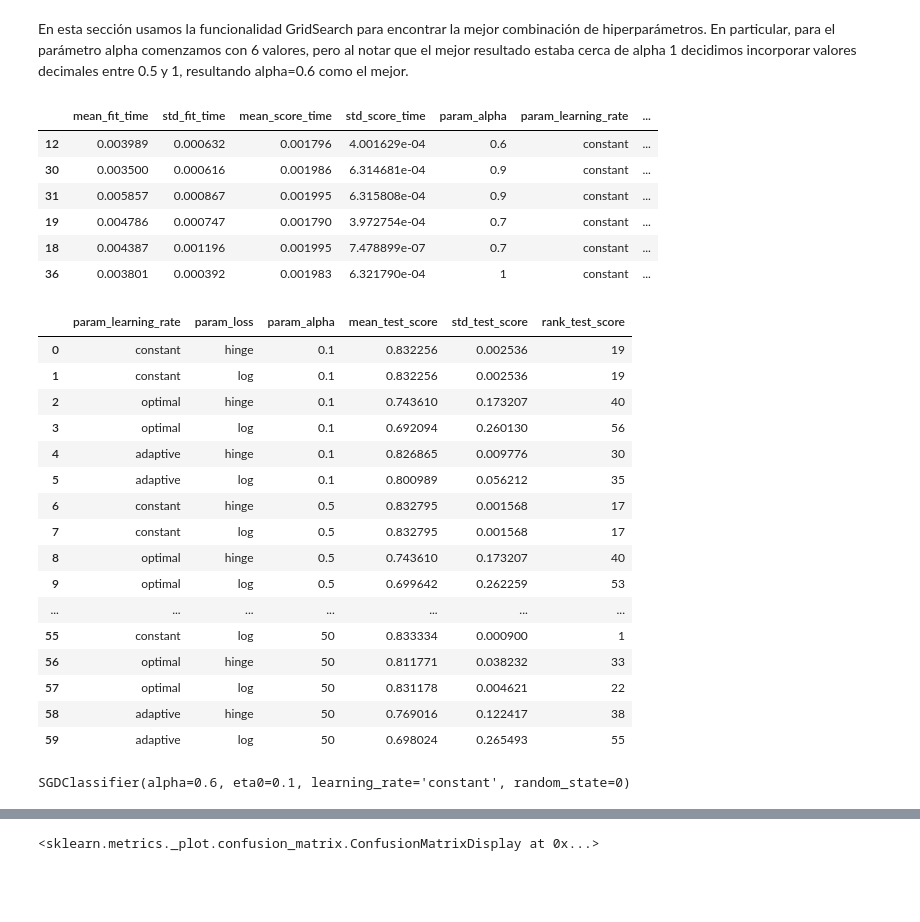
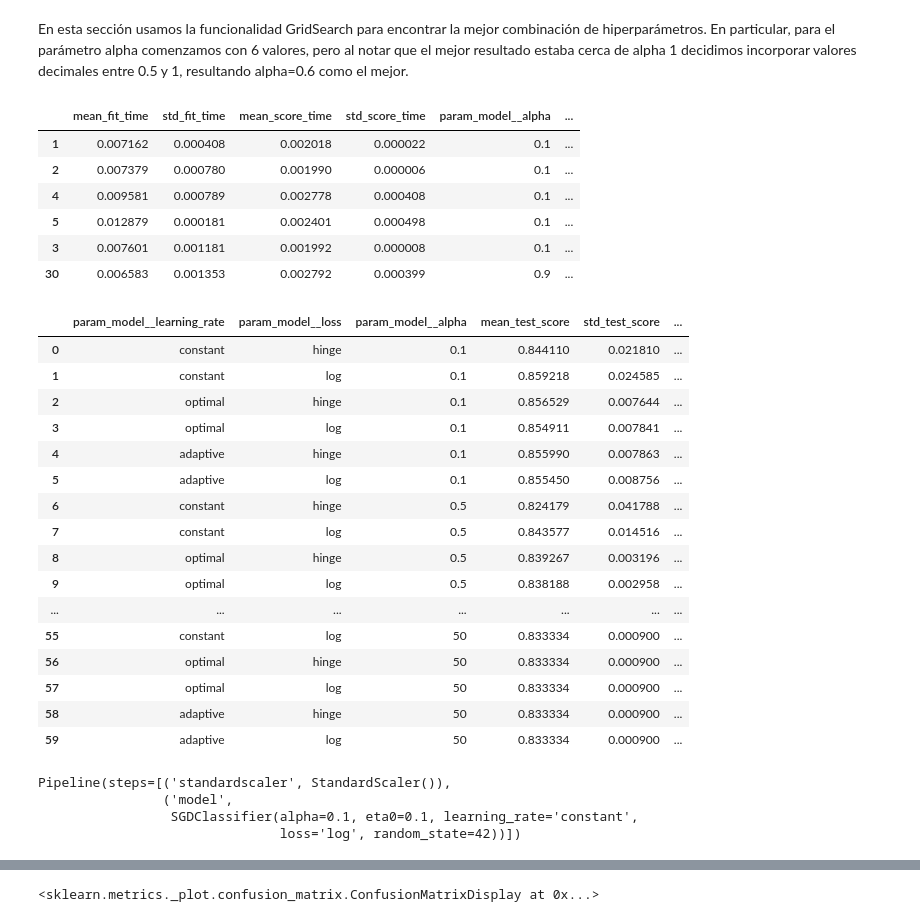
Before and after one commit to nicocarrion1/IntroduccionAprendizajeAutomatico, a Jupyter notebook: Trabajo-Practico-2 Parte.ipynb, the cells around one changed output, grey strips where cells are left out. Saved outputs shown, nothing was run; the diff lists cells and outputs as text; code cells hidden in the pictures; blank space fills up the shorter version.

```diff
--- a/Trabajo-Practico-2 Parte.ipynb
+++ b/Trabajo-Practico-2 Parte.ipynb
@@ -235,18 +235,18 @@ Documentación:
 # %%
 from scipy import stats
 param_dist = {
-    'loss': [
+    'model__loss': [
         'hinge',        # SVM
         'log',          # logistic regression
     ],
-    'learning_rate':['constant', 'optimal','adaptive'],
-    'alpha': [0.1,0.5,0.6,0.7,0.8,0.9,1,5,10,50]}
+    'model__learning_rate':['constant', 'optimal','adaptive'],
+    'model__alpha': [0.1,0.5,0.6,0.7,0.8,0.9,1,5,10,50]}
 # %% [markdown]
 En esta sección usamos la funcionalidad GridSearch para encontrar la mejor combinación de hiperparámetros. En particular, para el parámetro alpha comenzamos con 6 valores, pero al notar que el mejor resultado estaba cerca de alpha 1 decidimos incorporar valores decimales entre 0.5 y 1, resultando alpha=0.6 como el mejor.
 # %%
 from sklearn.model_selection import GridSearchCV
 
-model = SGDClassifier(random_state=0, eta0=0.1)
+model = Pipeline([('standardscaler', StandardScaler()), ('model',SGDClassifier(random_state=42, eta0=0.1))])
 
 cv = GridSearchCV(model, param_dist, scoring ='accuracy', refit=True, cv=5)
 cv.fit(X, y);
@@ -256,37 +256,40 @@ results = cv.cv_results_
 data_sdg_classifier=pd.DataFrame(results)
 data_sdg_classifier.sort_values('rank_test_score')[:6]
 # %% [output]
-|  | mean_fit_time | std_fit_time | mean_score_time | std_score_time | param_alpha | param_learning_rate | ... |
-| 12 | 0.003989 | 0.000632 | 0.001796 | 4.001629e-04 | 0.6 | constant | ... |
-| 30 | 0.003500 | 0.000616 | 0.001986 | 6.314681e-04 | 0.9 | constant | ... |
-| 31 | 0.005857 | 0.000867 | 0.001995 | 6.315808e-04 | 0.9 | constant | ... |
-| 19 | 0.004786 | 0.000747 | 0.001790 | 3.972754e-04 | 0.7 | constant | ... |
-| 18 | 0.004387 | 0.001196 | 0.001995 | 7.478899e-07 | 0.7 | constant | ... |
-| 36 | 0.003801 | 0.000392 | 0.001983 | 6.321790e-04 | 1 | constant | ... |
+|  | mean_fit_time | std_fit_time | mean_score_time | std_score_time | param_model__alpha | ... |
+| 1 | 0.007162 | 0.000408 | 0.002018 | 0.000022 | 0.1 | ... |
+| 2 | 0.007379 | 0.000780 | 0.001990 | 0.000006 | 0.1 | ... |
+| 4 | 0.009581 | 0.000789 | 0.002778 | 0.000408 | 0.1 | ... |
+| 5 | 0.012879 | 0.000181 | 0.002401 | 0.000498 | 0.1 | ... |
+| 3 | 0.007601 | 0.001181 | 0.001992 | 0.000008 | 0.1 | ... |
+| 30 | 0.006583 | 0.001353 | 0.002792 | 0.000399 | 0.9 | ... |
 # %%
-data_sdg_classifier[['param_learning_rate','param_loss','param_alpha','mean_test_score','std_test_score','rank_test_score']]
+data_sdg_classifier[['param_model__learning_rate','param_model__loss','param_model__alpha','mean_test_score','std_test_score','rank_test_score']]
 # %% [output]
-|  | param_learning_rate | param_loss | param_alpha | mean_test_score | std_test_score | rank_test_score |
-| 0 | constant | hinge | 0.1 | 0.832256 | 0.002536 | 19 |
-| 1 | constant | log | 0.1 | 0.832256 | 0.002536 | 19 |
-| 2 | optimal | hinge | 0.1 | 0.743610 | 0.173207 | 40 |
-| 3 | optimal | log | 0.1 | 0.692094 | 0.260130 | 56 |
-| 4 | adaptive | hinge | 0.1 | 0.826865 | 0.009776 | 30 |
-| 5 | adaptive | log | 0.1 | 0.800989 | 0.056212 | 35 |
-| 6 | constant | hinge | 0.5 | 0.832795 | 0.001568 | 17 |
-| 7 | constant | log | 0.5 | 0.832795 | 0.001568 | 17 |
-| 8 | optimal | hinge | 0.5 | 0.743610 | 0.173207 | 40 |
-| 9 | optimal | log | 0.5 | 0.699642 | 0.262259 | 53 |
+|  | param_model__learning_rate | param_model__loss | param_model__alpha | mean_test_score | std_test_score | ... |
+| 0 | constant | hinge | 0.1 | 0.844110 | 0.021810 | ... |
+| 1 | constant | log | 0.1 | 0.859218 | 0.024585 | ... |
+| 2 | optimal | hinge | 0.1 | 0.856529 | 0.007644 | ... |
+| 3 | optimal | log | 0.1 | 0.854911 | 0.007841 | ... |
+| 4 | adaptive | hinge | 0.1 | 0.855990 | 0.007863 | ... |
+| 5 | adaptive | log | 0.1 | 0.855450 | 0.008756 | ... |
+| 6 | constant | hinge | 0.5 | 0.824179 | 0.041788 | ... |
+| 7 | constant | log | 0.5 | 0.843577 | 0.014516 | ... |
+| 8 | optimal | hinge | 0.5 | 0.839267 | 0.003196 | ... |
+| 9 | optimal | log | 0.5 | 0.838188 | 0.002958 | ... |
 | ... | ... | ... | ... | ... | ... | ... |
-| 55 | constant | log | 50 | 0.833334 | 0.000900 | 1 |
-| 56 | optimal | hinge | 50 | 0.811771 | 0.038232 | 33 |
-| 57 | optimal | log | 50 | 0.831178 | 0.004621 | 22 |
-| 58 | adaptive | hinge | 50 | 0.769016 | 0.122417 | 38 |
-| 59 | adaptive | log | 50 | 0.698024 | 0.265493 | 55 |
+| 55 | constant | log | 50 | 0.833334 | 0.000900 | ... |
+| 56 | optimal | hinge | 50 | 0.833334 | 0.000900 | ... |
+| 57 | optimal | log | 50 | 0.833334 | 0.000900 | ... |
+| 58 | adaptive | hinge | 50 | 0.833334 | 0.000900 | ... |
+| 59 | adaptive | log | 50 | 0.833334 | 0.000900 | ... |
 # %%
 cv.best_estimator_
 # %% [output]
-SGDClassifier(alpha=0.6, eta0=0.1, learning_rate='constant', random_state=0)
+Pipeline(steps=[('standardscaler', StandardScaler()),
+                ('model',
+                 SGDClassifier(alpha=0.1, eta0=0.1, learning_rate='constant',
+                               loss='log', random_state=42))])
 # %%
 print('Evaluacion de conjunto de entrenamiento con el mejor modelo')
 predictions=cv.best_estimator_.predict(X_train)
```
Also changed, not shown: parts of 2 cells of this notebook.
